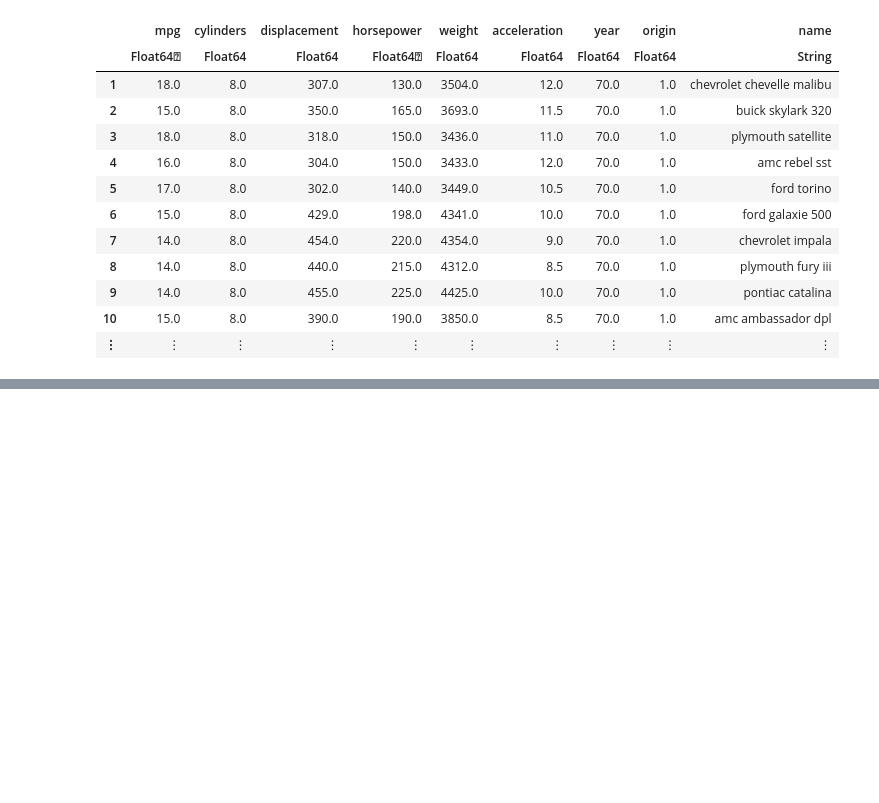
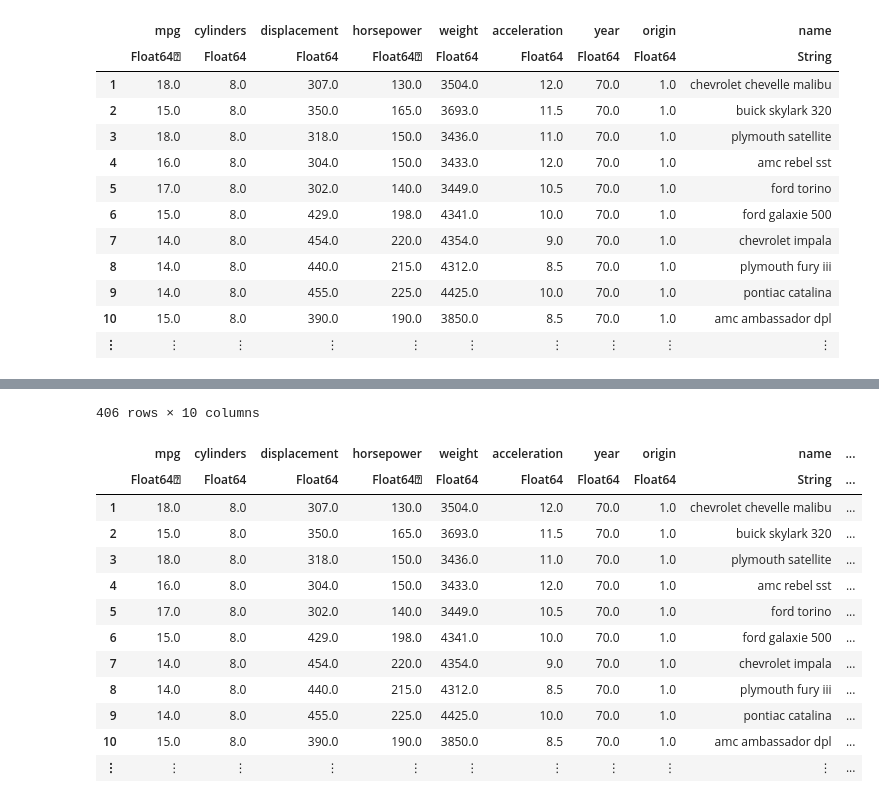
Before and after one commit to ManideepBangaru/Julia-Journey, a Jupyter notebook: 06_Working with Text files.ipynb, the cells around one changed output, grey strips where cells are left out. Drawn from its saved outputs; the diff is of its cells as text; code cells hidden in the pictures; blank space fills up the shorter version.

```diff
--- a/06_Working with Text files.ipynb
+++ b/06_Working with Text files.ipynb
@@ -223,0 +283,2 @@ df1_2
+# %%
+df1.brand = first.(split.(df1.name))
@@ -223,0 +293,17 @@ df1_2
+# %%
+df1
+# %% [output]
+406 rows × 10 columns
+|  | mpg | cylinders | displacement | horsepower | weight | acceleration | year | origin | name | ... |
+|  | Float64⍰ | Float64 | Float64 | Float64⍰ | Float64 | Float64 | Float64 | Float64 | String | ... |
+| 1 | 18.0 | 8.0 | 307.0 | 130.0 | 3504.0 | 12.0 | 70.0 | 1.0 | chevrolet chevelle malibu | ... |
+| 2 | 15.0 | 8.0 | 350.0 | 165.0 | 3693.0 | 11.5 | 70.0 | 1.0 | buick skylark 320 | ... |
+| 3 | 18.0 | 8.0 | 318.0 | 150.0 | 3436.0 | 11.0 | 70.0 | 1.0 | plymouth satellite | ... |
+| 4 | 16.0 | 8.0 | 304.0 | 150.0 | 3433.0 | 12.0 | 70.0 | 1.0 | amc rebel sst | ... |
+| 5 | 17.0 | 8.0 | 302.0 | 140.0 | 3449.0 | 10.5 | 70.0 | 1.0 | ford torino | ... |
+| 6 | 15.0 | 8.0 | 429.0 | 198.0 | 4341.0 | 10.0 | 70.0 | 1.0 | ford galaxie 500 | ... |
+| 7 | 14.0 | 8.0 | 454.0 | 220.0 | 4354.0 | 9.0 | 70.0 | 1.0 | chevrolet impala | ... |
+| 8 | 14.0 | 8.0 | 440.0 | 215.0 | 4312.0 | 8.5 | 70.0 | 1.0 | plymouth fury iii | ... |
+| 9 | 14.0 | 8.0 | 455.0 | 225.0 | 4425.0 | 10.0 | 70.0 | 1.0 | pontiac catalina | ... |
+| 10 | 15.0 | 8.0 | 390.0 | 190.0 | 3850.0 | 8.5 | 70.0 | 1.0 | amc ambassador dpl | ... |
+| ⋮ | ⋮ | ⋮ | ⋮ | ⋮ | ⋮ | ⋮ | ⋮ | ⋮ | ⋮ | ... |
```
Also changed, not shown: parts of 28 cells of this notebook.
